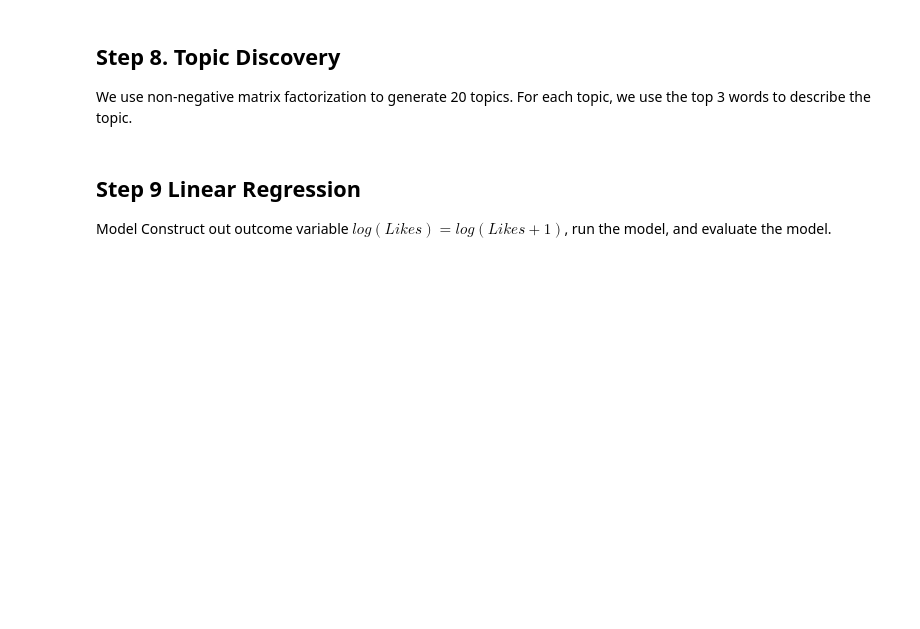
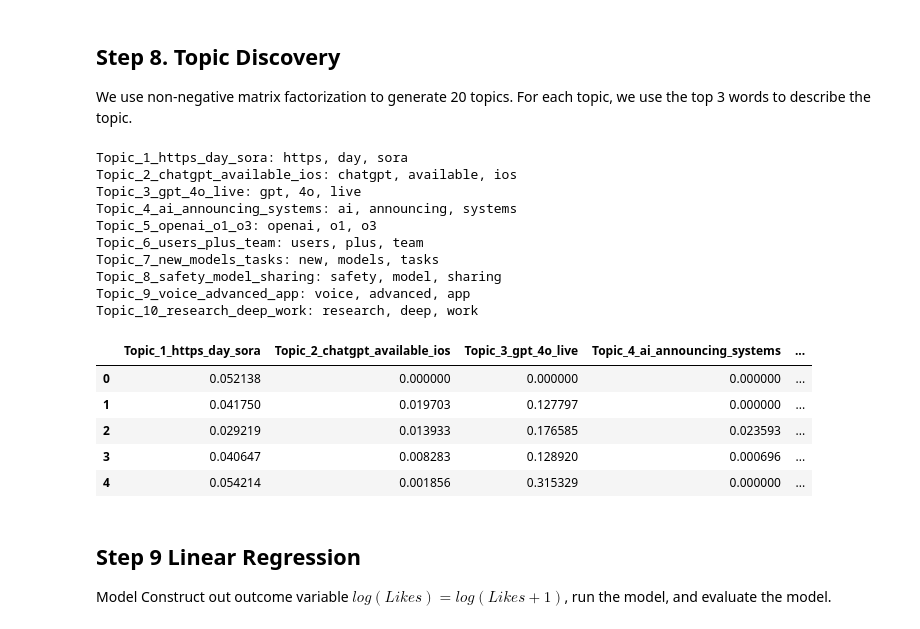
Before and after one commit to bobaboiz0127/bobaboiz0127.github.io, a Jupyter notebook: Week3/ITOM6219-HW3.ipynb, the cells around one changed output. Saved outputs shown, nothing was run; the diff lists cells and outputs as text; code cells hidden in the pictures; blank space fills up the shorter version.

```diff
--- a/Week3/ITOM6219-HW3.ipynb
+++ b/Week3/ITOM6219-HW3.ipynb
@@ -309,3 +466,47 @@ topic_names = []
+# %%
+# Apply NMF
+from sklearn.decomposition import NMF
+# 💡 Hint: See class notebook Section 3.4 "Topic Modeling" – use n_components=20 here (class used 7)
+#         The for-loop to print topic names is also shown there
+
+nmf_openAI = NMF(
+    n_components=10,
+    random_state=0,
+    init='nndsvda',
+    max_iter=1000
+)
+W_openAI = nmf_openAI.fit_transform(tfidf_openAI)
+
+# ---------- Create topic names ----------
+feature_names_openAI = tfidf_vectorizer_openAI.get_feature_names_out()
+
+topic_names_openAI = []
+for topic_idx, topic in enumerate(nmf_openAI.components_):
+    top_words = [feature_names_openAI[i] for i in topic.argsort()[:-4:-1]]
+    topic_label = f"Topic_{topic_idx+1}_" + "_".join(top_words)
+    topic_names_openAI.append(topic_label)
+    print(f"{topic_label}: {', '.join(top_words)}")
+
+# ---------- Topic dataframe ----------
+topic_df_openAI = pd.DataFrame(W_openAI, columns=topic_names_openAI)
+topic_df_openAI.head()
+# %% [output]
+Topic_1_https_day_sora: https, day, sora
+Topic_2_chatgpt_available_ios: chatgpt, available, ios
+Topic_3_gpt_4o_live: gpt, 4o, live
+Topic_4_ai_announcing_systems: ai, announcing, systems
+Topic_5_openai_o1_o3: openai, o1, o3
+Topic_6_users_plus_team: users, plus, team
+Topic_7_new_models_tasks: new, models, tasks
+Topic_8_safety_model_sharing: safety, model, sharing
+Topic_9_voice_advanced_app: voice, advanced, app
+Topic_10_research_deep_work: research, deep, work
+|  | Topic_1_https_day_sora | Topic_2_chatgpt_available_ios | Topic_3_gpt_4o_live | Topic_4_ai_announcing_systems | ... |
+| 0 | 0.052138 | 0.000000 | 0.000000 | 0.000000 | ... |
+| 1 | 0.041750 | 0.019703 | 0.127797 | 0.000000 | ... |
+| 2 | 0.029219 | 0.013933 | 0.176585 | 0.023593 | ... |
+| 3 | 0.040647 | 0.008283 | 0.128920 | 0.000696 | ... |
+| 4 | 0.054214 | 0.001856 | 0.315329 | 0.000000 | ... |
 # %% [markdown]
 ## Step 9 Linear Regression
 Model
```
Also changed, not shown: parts of 24 cells of this notebook.
